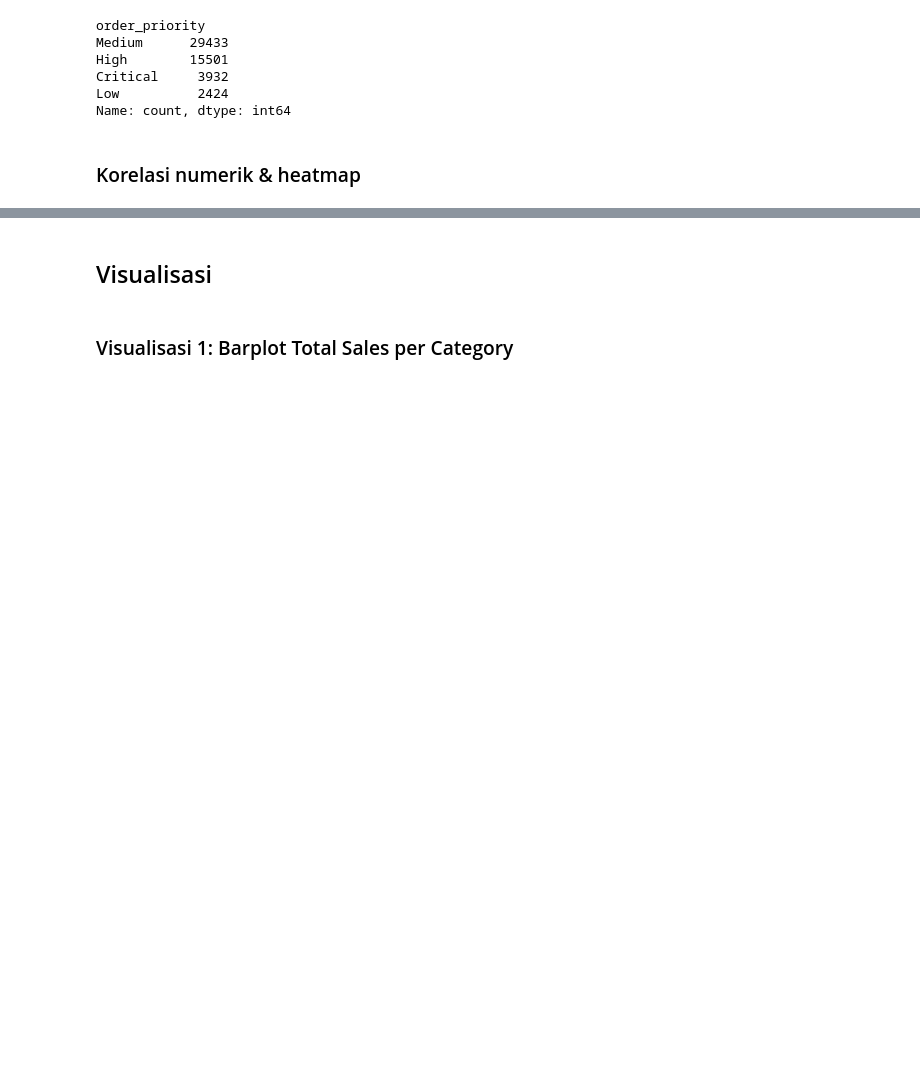
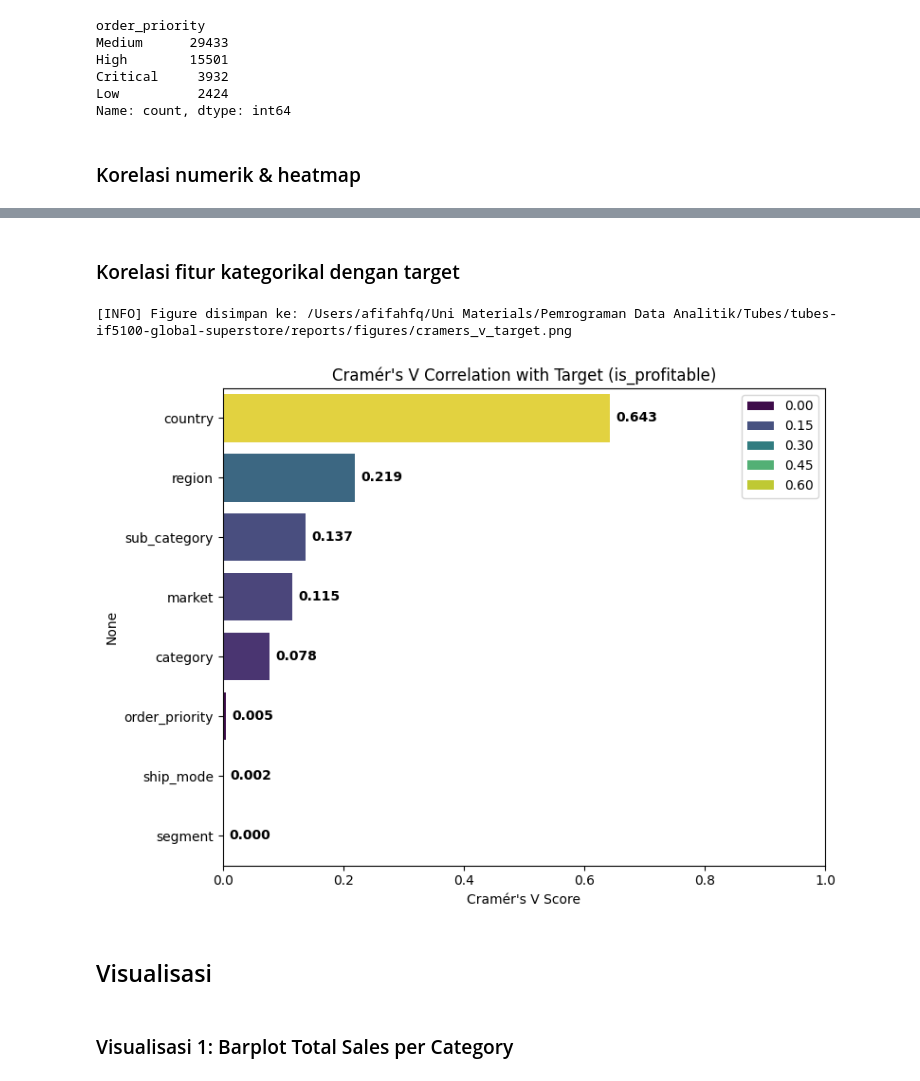
Before and after one commit to xmriz/tubes-if5100-global-superstore, a Jupyter notebook: notebooks/01_data_prep_eda_viz.ipynb, the cells around one changed output, grey strips where cells are left out. Saved outputs shown, nothing was run; the diff lists cells and outputs as text; code cells hidden in the pictures; blank space fills up the shorter version.

```diff
--- a/notebooks/01_data_prep_eda_viz.ipynb
+++ b/notebooks/01_data_prep_eda_viz.ipynb
@@ -389,3 +409,15 @@ _ = plot_correlation_heatmap(
+# %% [markdown]
+### Korelasi fitur kategorikal dengan target
+# %%
+# Hitung korelasi Cramér's V target terhadap fitur kategorikal
+
+_ = plot_target_cramers(
+    df_clean,
+    save_path="reports/figures/cramers_v_target.png",
+)
+# %% [output]
+[INFO] Figure disimpan ke: /Users/afifahfq/Uni Materials/Pemrograman Data Analitik/Tubes/tubes-if5100-global-superstore/reports/figures/cramers_v_target.png
+[figure, added]
 # %% [markdown]
 ## Visualisasi
 # %% [markdown]
```
Also changed, not shown: parts of 15 cells of this notebook, 1 other file.
